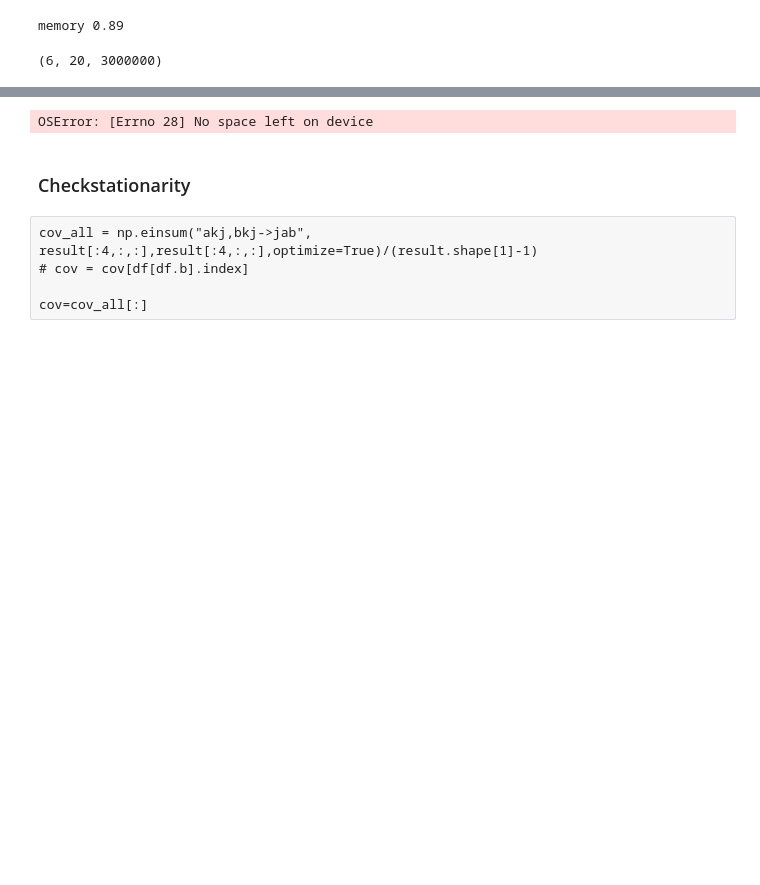
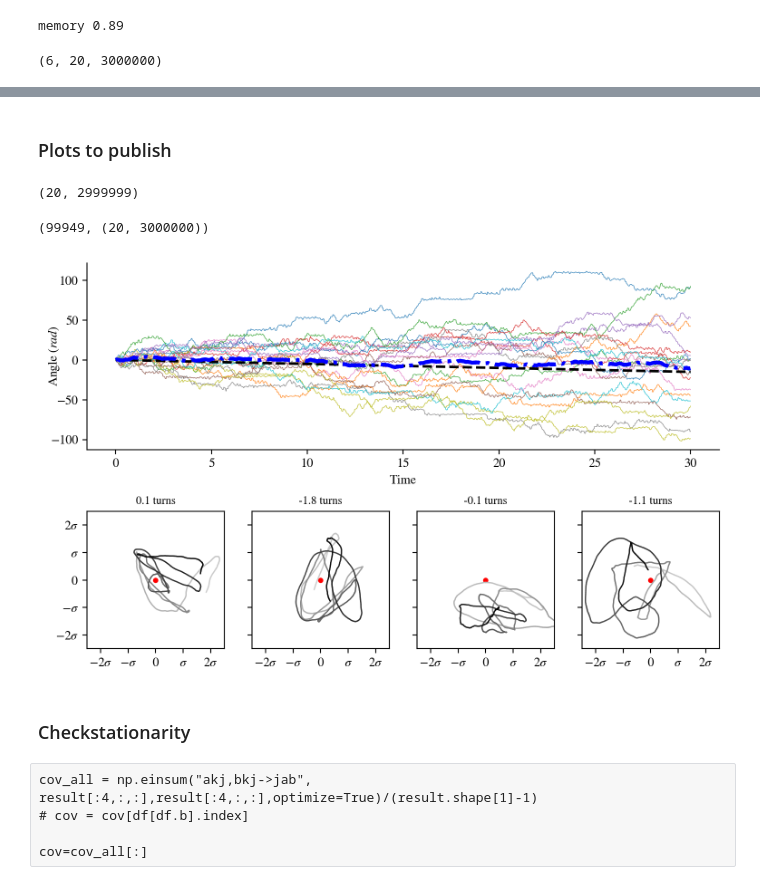
Before and after one commit to ashmat98/nsolve-sde, a Jupyter notebook: 2d only memory harmonic autocorrelation (plot multiple).ipynb, the cells around one changed output, grey strips where cells are left out. Cells and saved outputs as stored; diff of their text form; code cells hidden in the pictures; blank space fills up the shorter version.

```diff
--- a/2d only memory harmonic autocorrelation (plot multiple).ipynb
+++ b/2d only memory harmonic autocorrelation (plot multiple).ipynb
@@ -200,7 +187,62 @@ array([0, 1, 2, 3])
 # %%
-np.save(f"dumps/color-plot-g0{g0}-ka{ka}-o0{o0}-b{b}",(b,o0,g0,ka,result, i_plots))
+np.save(f"dumps/color-plot-g0{g0}-ka{ka}-o0{o0}-b{b}-dt{dt}",(b,o0,g0,ka,result.astype("float32"), i_plots))
-# %% [output]
-OSError: [Errno 28] No space left on device
+# %% [markdown]
+### Plots to publish
+# %%
+phi.shape
+# %% [output]
+(20, 2999999)
+# %%
+st1=100;(rang, x.shape)
+# %% [output]
+(99949, (20, 3000000))
+# %%
+fig = plt.figure(figsize=(9,6), dpi=200)
+
+plt.subplot(2,1,1)
+plt.gca().spines['right'].set_visible(False)
+plt.gca().spines['top'].set_visible(False)
+
+plt.plot(time[::1000,None],phi[:,::1000].T, lw=0.5, alpha=0.9);
+plt.plot([0, time[-1]], [0,time[-1]*H/R], c="k", ls="--", lw=2)
+# plt.plot([0, time[-1]], [0,0], c="k", ls="--", lw=1)
+plt.plot(time[::1000],phi[:,::1000].mean(axis=0), lw=3, c="b", ls="-.");
+
+plt.xlabel("Time")
+plt.ylabel("Angle ($rad$)",labelpad=-8)
+
+N_plots = len(i_plots)
+for j, path in enumerate(i_plots):
+    ax = plt.subplot(2,4,4+j+1)
+    cm = plt.get_cmap("Greys")
+
+#     for i in range(rang-1):
+#         ax.plot(x[path][start:][i:i+2],y[path][start:][i:i+2],  c=cm(0.2+0.8*i/rang))
+    plt.title(f"{(phi[path,start+rang] - phi[path,start])/2/np.pi:0.1f} turns", fontsize=9)
+#     ax.scatter(x[path][start:][:rang][::st],y[path][start:][:rang][::st],
+#                c=-np.linspace(0.4,0.8,rang)[::st], s=0.9, cmap="gray", alpha=0.8)
+
+    x1 = x[path][start:][:rang][::st1]
+    y1 = y[path][start:][:rang][::st1]
+    for i in range(len(x1)-1):
+        ax.plot(x1[i:i+2],y1[i:i+2],  c=cm(0.3+0.7*i/len(x1)), lw=1,solid_capstyle='round')
+
+    ax.scatter([0],[0], c="red", s=10)
+
+    ax.set_aspect("equal")
+    ax.set_xlim(-factor*R**0.5,factor*R**0.5)
+    ax.set_ylim(-factor*R**0.5,factor*R**0.5)
+    ax.set_xticks(np.arange(-int(factor), int(factor)+EPS, 1)*R**0.5)
+    ax.set_xticklabels(["$-2\sigma$","$-\sigma$","$0$","$\sigma$","$2\sigma$"])
+    ax.set_yticks(np.arange(-int(factor), int(factor)+EPS, 1)*R**0.5)
+    if j == 0:
+        ax.set_yticklabels(["$-2\sigma$","$-\sigma$","$0$","$\sigma$","$2\sigma$"])
+    else:
+        ax.set_yticklabels([])
+
+plt.savefig(f"figures/paths-g0{g0}-ka{ka}-o0{o0}-b{b}.pdf", bbox_inches = 'tight', pad_inches = 0.08)
+# %% [output]
+[figure, added]
 # %% [markdown]
 ### Checkstationarity
 # %% [raw]
```
Also changed, not shown: parts of 16 cells of this notebook, 8 other files.
